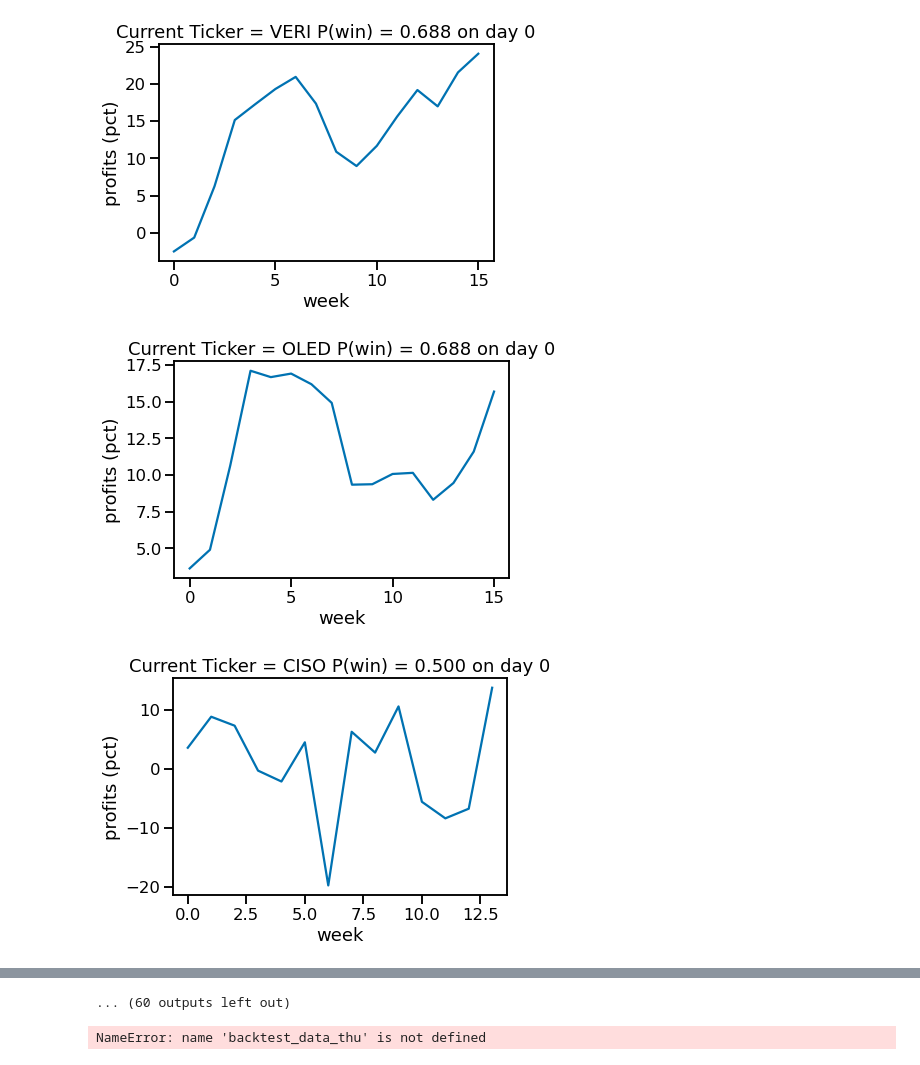
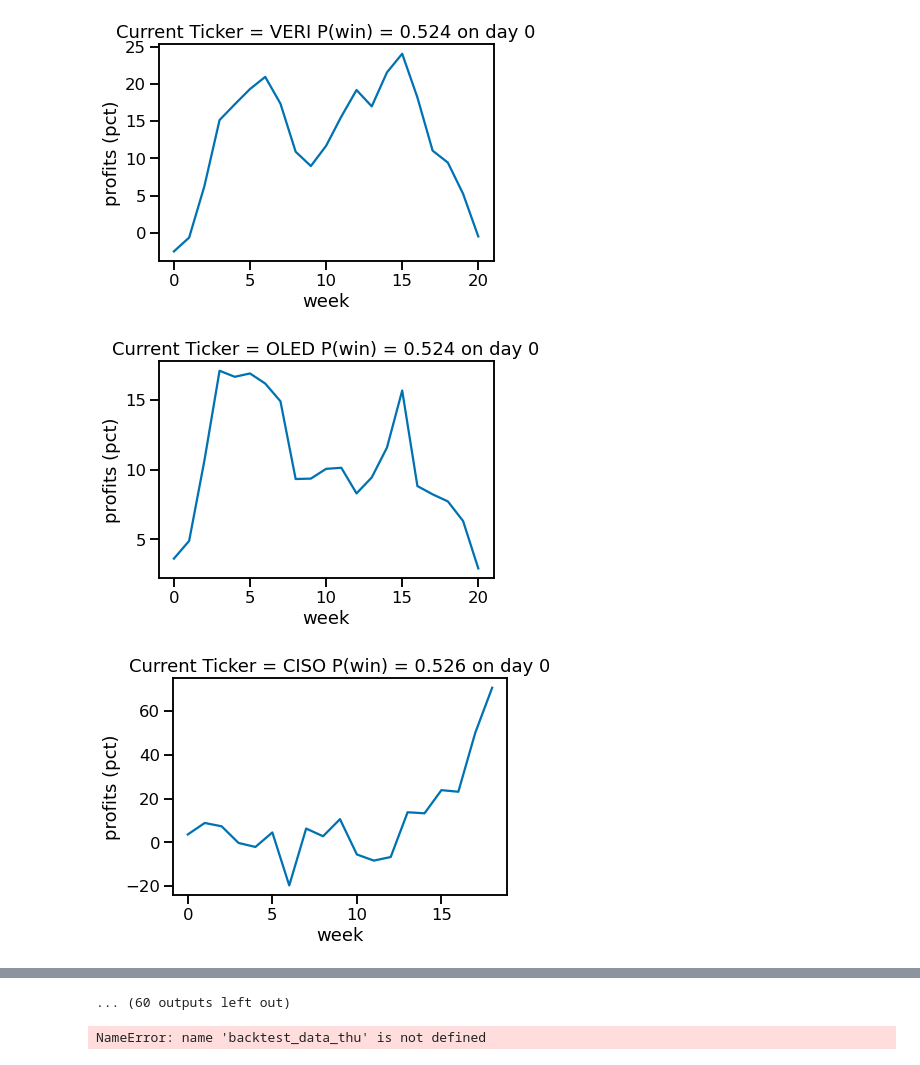
Before and after one commit to apexfund/APEX, a Jupyter notebook: RecoveryStocksArbitrage/recovery.ipynb, the cells around one changed output, grey strips where cells are left out. Cells and saved outputs as stored; diff of their text form; code cells hidden in the pictures.

```diff
--- a/RecoveryStocksArbitrage/recovery.ipynb
+++ b/RecoveryStocksArbitrage/recovery.ipynb
@@ -43,7 +43,7 @@ def get_historical_data(df, start_date, end_date, inter):
         data = data.reset_index(0)
         data['Dayofweek'] = pd.to_datetime(data['Date']).dt.dayofweek
         data = data.drop(columns=['High','Low','Dividends', 'Stock Splits'])
-        data['Intraday'] = data['Close'] / data['Open']
+        data['Intraday'] = (data['Close'] / data['Open']) - 1
         data = data.reindex(columns = ['Date', 'Dayofweek', 'Open', 'Close', 'Volume', 'Intraday'])
         historical_data[ticker] = data
 
@@ -171,6 +171,6 @@ def backtest_monday(data):
 df = pd.read_csv("/Users/sandeep/Workspace/APEX/RecoveryStocksArbitrage/Yash_Recovery_Stocks.csv")
 df = clean_data(df)
 
-historical_data = get_historical_data(df, '2022-01-01', '2022-05-08', '1d')
+historical_data = get_historical_data(df, '2022-01-01', '2022-06-18', '1d')
 backtest_data = backtest_monday(historical_data)
 # %% [output]
@@ -185,3 +185,3 @@ backtest_data = backtest_monday(historical_data)
-[figure, old version]
+[figure, new version]
-[figure, old version]
+[figure, new version]
-[figure, old version]
+[figure, new version]
```
Also changed, not shown: parts of 1 cell of this notebook.
